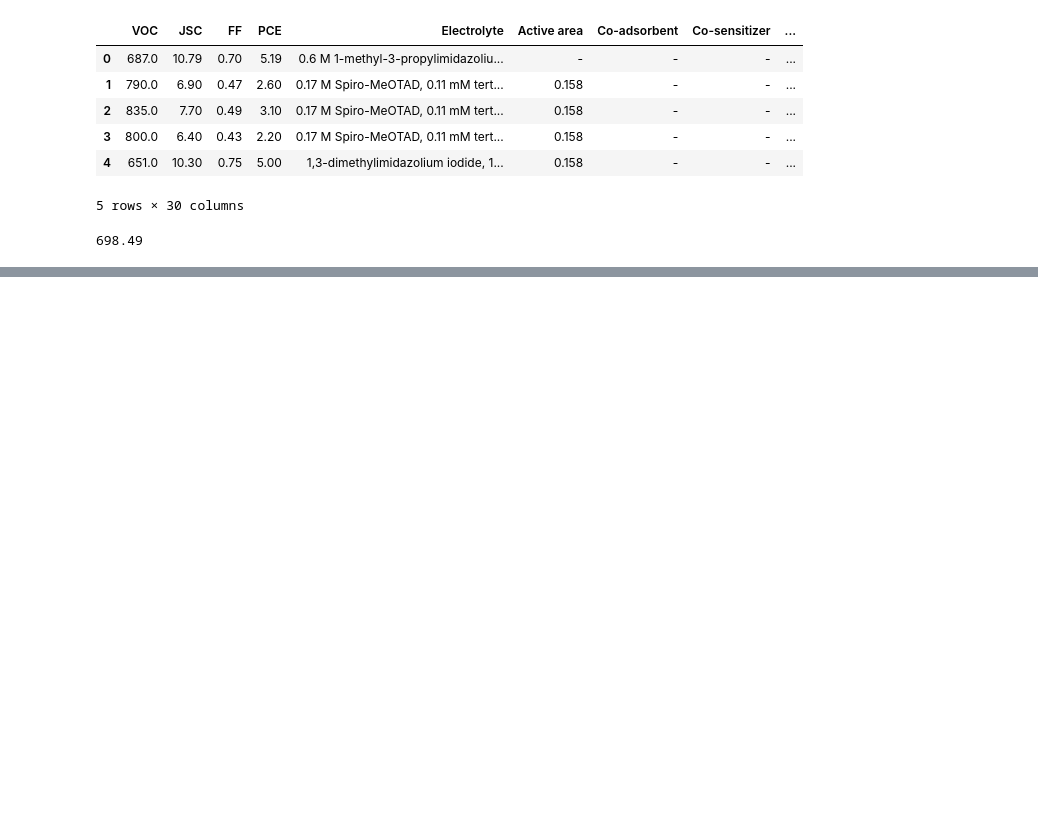
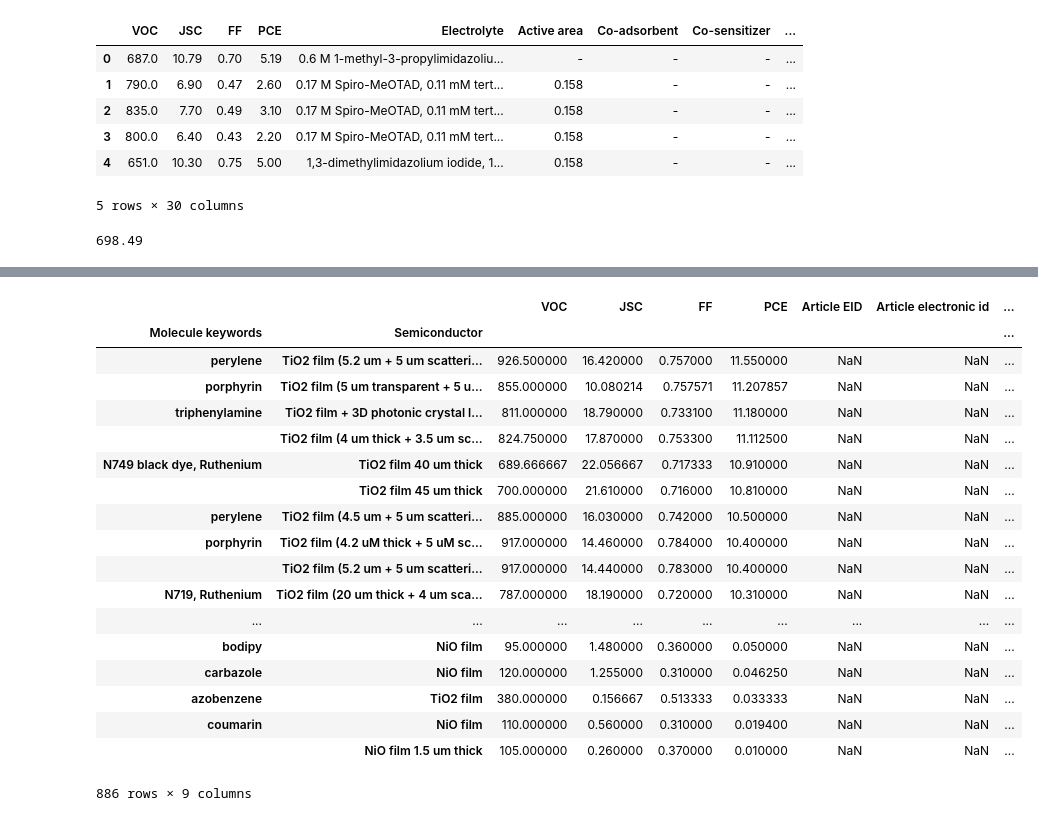
Before and after one commit to PaulC61/Cheminformatics, a Jupyter notebook: InternshipM2_BIU/Practice/Pandas/keithGalli.ipynb, the cells around one changed output, grey strips where cells are left out. Saved outputs shown, nothing was run; the diff lists cells and outputs as text; code cells hidden in the pictures; blank space fills up the shorter version.

Commit message:
Added classification parameter, sorting and groupby methods

```diff
--- a/InternshipM2_BIU/Practice/Pandas/keithGalli.ipynb
+++ b/InternshipM2_BIU/Practice/Pandas/keithGalli.ipynb
@@ -101,0 +171,22 @@ df
+# %%
+df.groupby(['Molecule keywords', 'Semiconductor']).mean().sort_values('PCE', ascending=False)
+# %% [output]
+|  |  | VOC | JSC | FF | PCE | Article EID | Article electronic id | ... |
+| Molecule keywords | Semiconductor |  |  |  |  |  |  | ... |
+| perylene | TiO2 film (5.2 um + 5 um scatteri... | 926.500000 | 16.420000 | 0.757000 | 11.550000 | NaN | NaN | ... |
+| porphyrin | TiO2 film (5 um transparent + 5 u... | 855.000000 | 10.080214 | 0.757571 | 11.207857 | NaN | NaN | ... |
+| triphenylamine | TiO2 film + 3D photonic crystal l... | 811.000000 | 18.790000 | 0.733100 | 11.180000 | NaN | NaN | ... |
+|  | TiO2 film (4 um thick + 3.5 um sc... | 824.750000 | 17.870000 | 0.753300 | 11.112500 | NaN | NaN | ... |
+| N749 black dye, Ruthenium | TiO2 film 40 um thick | 689.666667 | 22.056667 | 0.717333 | 10.910000 | NaN | NaN | ... |
+|  | TiO2 film 45 um thick | 700.000000 | 21.610000 | 0.716000 | 10.810000 | NaN | NaN | ... |
+| perylene | TiO2 film (4.5 um + 5 um scatteri... | 885.000000 | 16.030000 | 0.742000 | 10.500000 | NaN | NaN | ... |
+| porphyrin | TiO2 film (4.2 uM thick + 5 uM sc... | 917.000000 | 14.460000 | 0.784000 | 10.400000 | NaN | NaN | ... |
+|  | TiO2 film (5.2 um + 5 um scatteri... | 917.000000 | 14.440000 | 0.783000 | 10.400000 | NaN | NaN | ... |
+| N719, Ruthenium | TiO2 film (20 um thick + 4 um sca... | 787.000000 | 18.190000 | 0.720000 | 10.310000 | NaN | NaN | ... |
+| ... | ... | ... | ... | ... | ... | ... | ... | ... |
+| bodipy | NiO film | 95.000000 | 1.480000 | 0.360000 | 0.050000 | NaN | NaN | ... |
+| carbazole | NiO film | 120.000000 | 1.255000 | 0.310000 | 0.046250 | NaN | NaN | ... |
+| azobenzene | TiO2 film | 380.000000 | 0.156667 | 0.513333 | 0.033333 | NaN | NaN | ... |
+| coumarin | NiO film | 110.000000 | 0.560000 | 0.310000 | 0.019400 | NaN | NaN | ... |
+|  | NiO film 1.5 um thick | 105.000000 | 0.260000 | 0.370000 | 0.010000 | NaN | NaN | ... |
+886 rows × 9 columns
```
Also changed, not shown: parts of 4 cells of this notebook.
